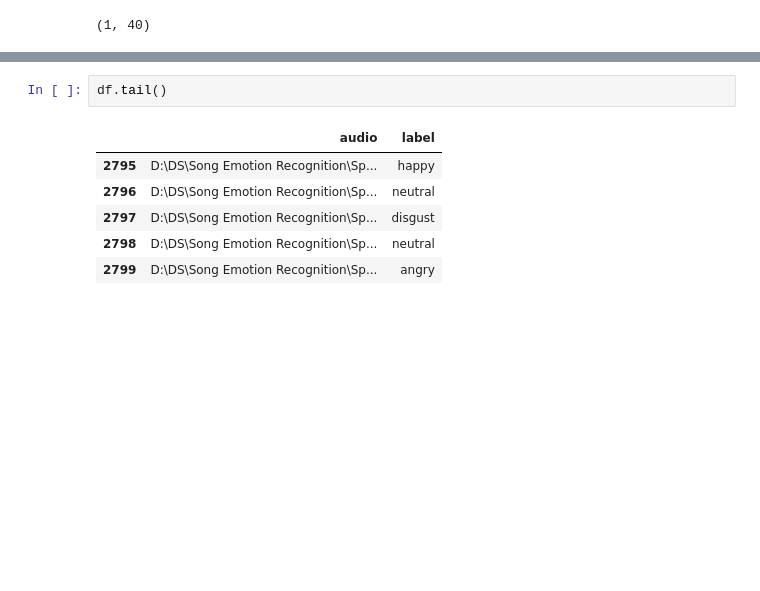
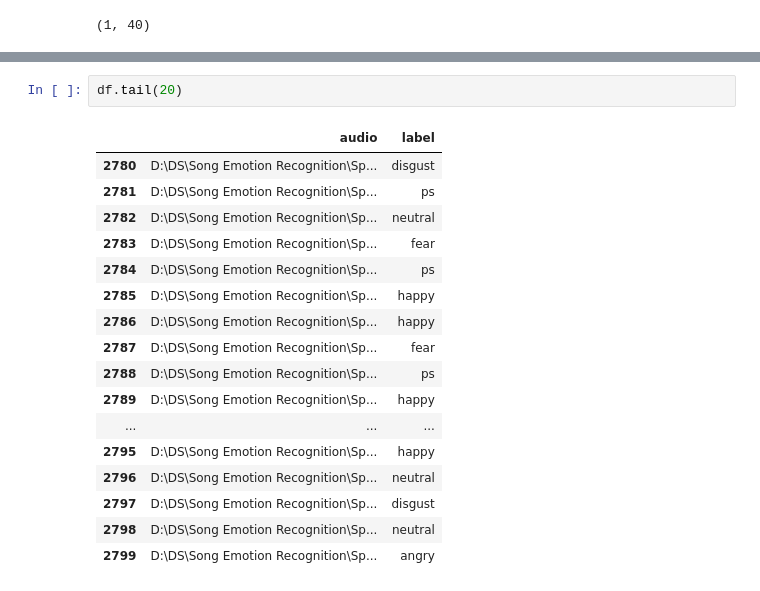
Before and after one commit to Reeti1605/Hacking-Birthday-Bash, a Jupyter notebook: ML Model/Model.ipynb, the cells around one changed output, grey strips where cells are left out. Cells and saved outputs as stored; diff of their text form; blank space fills up the shorter version.

```diff
--- a/ML Model/Model.ipynb
+++ b/ML Model/Model.ipynb
@@ -259,7 +262,18 @@ array([[4.6575921e-10, 8.2235574e-10, 4.2547994e-15, 1.9432086e-12,
 # %%
-df.tail()
+df.tail(20)
 # %% [output]
 |  | audio | label |
+| 2780 | D:\DS\Song Emotion Recognition\Sp... | disgust |
+| 2781 | D:\DS\Song Emotion Recognition\Sp... | ps |
+| 2782 | D:\DS\Song Emotion Recognition\Sp... | neutral |
+| 2783 | D:\DS\Song Emotion Recognition\Sp... | fear |
+| 2784 | D:\DS\Song Emotion Recognition\Sp... | ps |
+| 2785 | D:\DS\Song Emotion Recognition\Sp... | happy |
+| 2786 | D:\DS\Song Emotion Recognition\Sp... | happy |
+| 2787 | D:\DS\Song Emotion Recognition\Sp... | fear |
+| 2788 | D:\DS\Song Emotion Recognition\Sp... | ps |
+| 2789 | D:\DS\Song Emotion Recognition\Sp... | happy |
+| ... | ... | ... |
 | 2795 | D:\DS\Song Emotion Recognition\Sp... | happy |
 | 2796 | D:\DS\Song Emotion Recognition\Sp... | neutral |
 | 2797 | D:\DS\Song Emotion Recognition\Sp... | disgust |
```
Also changed, not shown: parts of 10 cells of this notebook.
